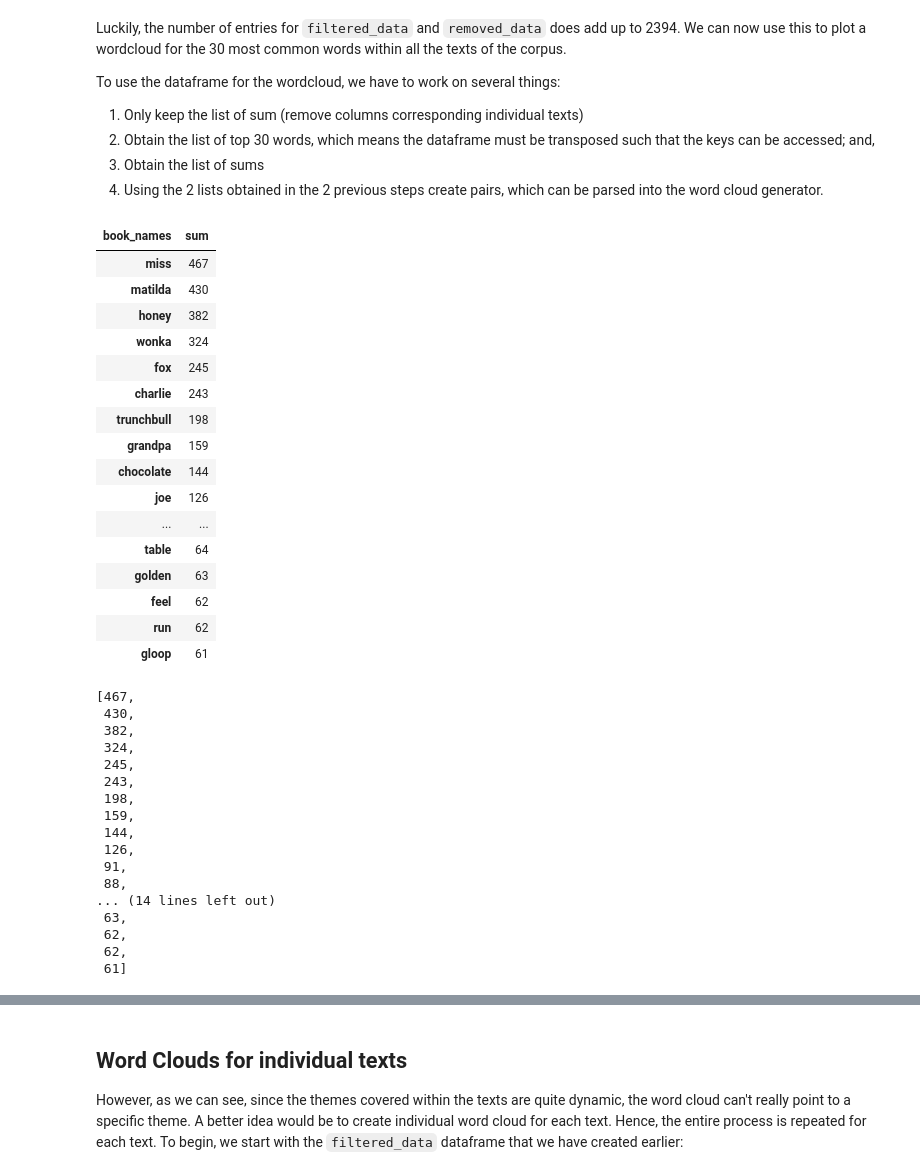
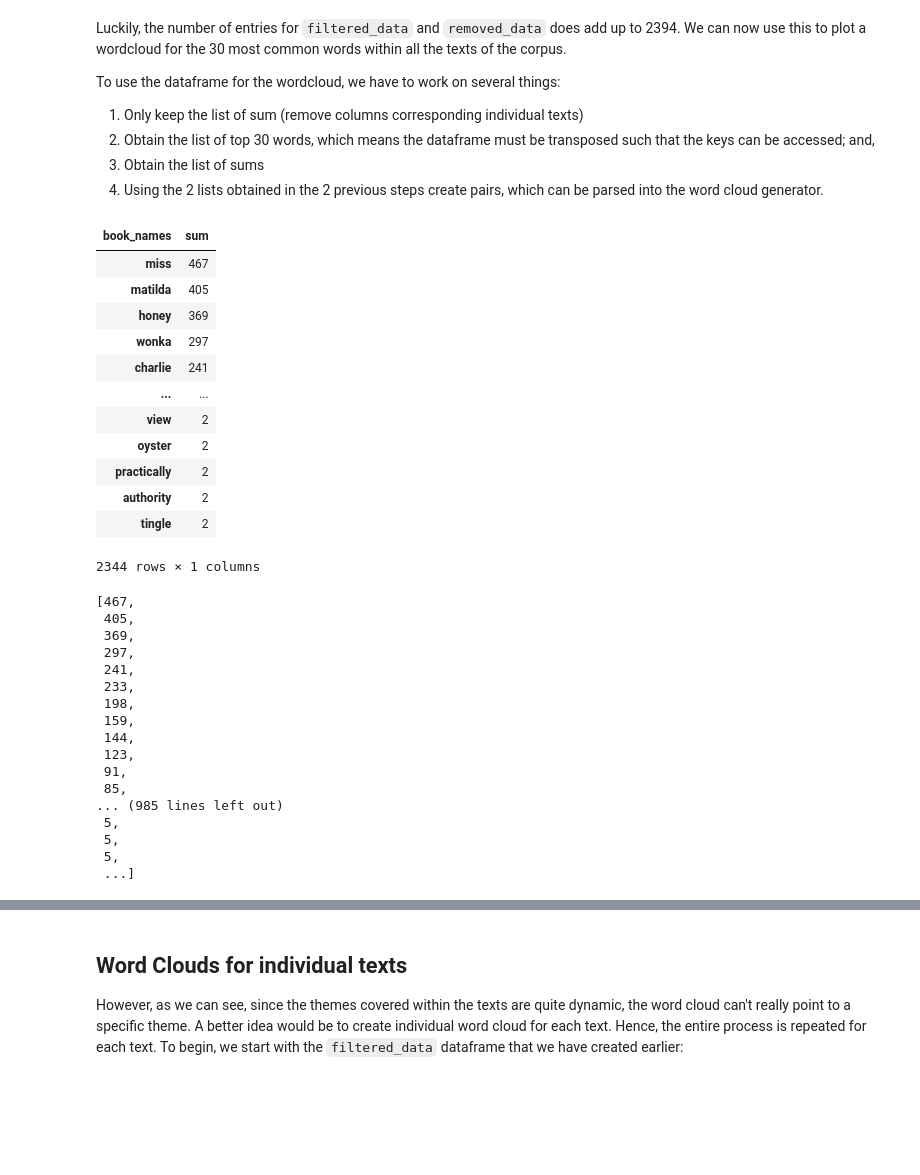
Before and after one commit to cluelesselectrostar/My-Own-NLP-Project, a Jupyter notebook: 2 Exploratory Data Cleaning.ipynb, the cells around one changed output, grey strips where cells are left out. Drawn from its saved outputs; the diff is of its cells as text; code cells hidden in the pictures; blank space fills up the shorter version.

```diff
--- a/2 Exploratory Data Cleaning.ipynb
+++ b/2 Exploratory Data Cleaning.ipynb
@@ -22,9 +22,12 @@ For text, we are going to find some more **obvious** patterns with EDA before id
 Using the refined database from the previous data cleaning stage, we can now extract the most common words from all of the texts in the corpus.
 # %%
 import pandas as pd
+pd.set_option('max_colwidth',150)
 import pickle
 
+# database indexes, headers
 bookNames = ['chocofact','fox','matilda']
+fullNames = ['Charlie and the Chocolate Factory','Fantastic Mr Fox!','Matilda']
 
 data = pd.read_pickle("refined_dtm.pkl")
 data
@@ -113,49 +133,45 @@ To use the dataframe for the wordcloud, we have to work on several things:
 3. Obtain the list of sums
 4. Using the 2 lists obtained in the 2 previous steps create pairs, which can be parsed into the word cloud generator.
 # %%
-wordcloud_dtm = filtered_data.head(30)
+wordcloud_dtm = filtered_data
 wordcloud_dtm = wordcloud_dtm.drop(bookNames, axis=1)
 wordcloud_dtm
 # %% [output]
 | book_names | sum |
 | miss | 467 |
-| matilda | 430 |
-| honey | 382 |
-| wonka | 324 |
-| fox | 245 |
-| charlie | 243 |
-| trunchbull | 198 |
-| grandpa | 159 |
-| chocolate | 144 |
-| joe | 126 |
+| matilda | 405 |
+| honey | 369 |
+| wonka | 297 |
+| charlie | 241 |
 | ... | ... |
-| table | 64 |
-| golden | 63 |
-| feel | 62 |
-| run | 62 |
-| gloop | 61 |
+| view | 2 |
+| oyster | 2 |
+| practically | 2 |
+| authority | 2 |
+| tingle | 2 |
+2344 rows × 1 columns
 # %%
 # Obtain the frequencies
 cloud_freq = wordcloud_dtm['sum'].to_list()
 cloud_freq
 # %% [output]
 [467,
- 430,
- 382,
- 324,
- 245,
- 243,
+ 405,
+ 369,
+ 297,
+ 241,
+ 233,
  198,
  159,
  144,
- 126,
+ 123,
  91,
- 88,
-... (14 lines left out)
- 63,
- 62,
- 62,
- 61]
+ 85,
+... (985 lines left out)
+ 5,
+ 5,
+ 5,
+ ...]
 # %%
 # Obtain the list of words to be inserted into the word cloud.
 wordcloud_dtm = wordcloud_dtm.transpose()
```
Also changed, not shown: parts of 27 cells of this notebook, 8 other files.
